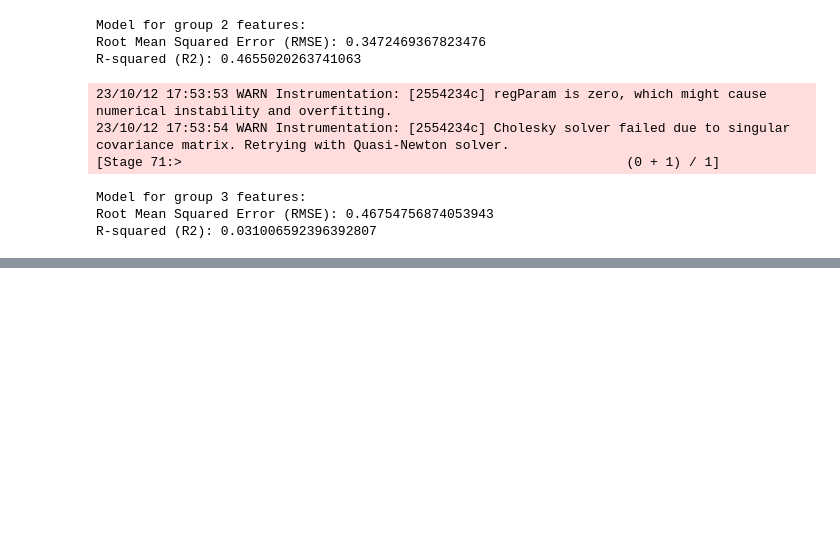
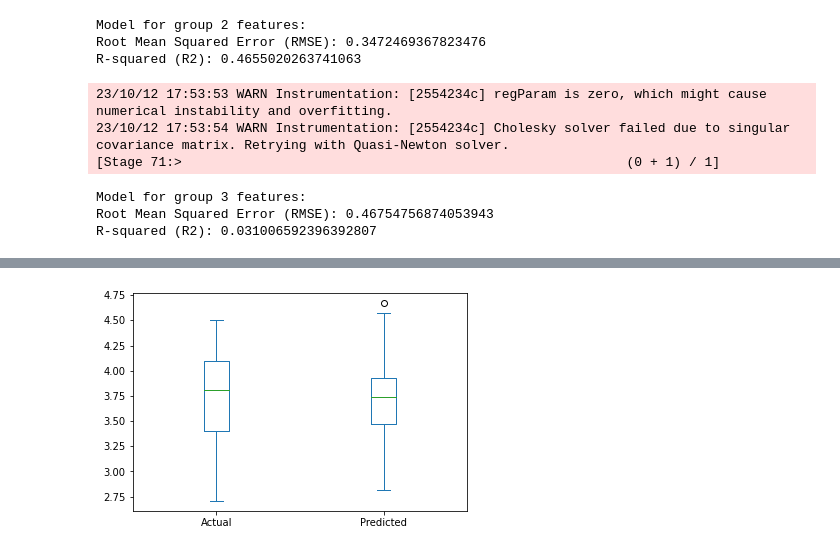
Before and after one commit to SyHilichurl/722, a Jupyter notebook: mine.ipynb, the cells around one changed output, grey strips where cells are left out. Cells and saved outputs as stored; diff of their text form; code cells hidden in the pictures; blank space fills up the shorter version.

```diff
--- a/mine.ipynb
+++ b/mine.ipynb
@@ -461,0 +845,10 @@ df.printSchema()
+# %%
+import matplotlib.pyplot as plt
+import pandas as pd
+predictions = predictions.toPandas()
+
+boxplot = pd.DataFrame({'Actual': predictions['How_Long_Delayed'], 'Predicted': predictions['prediction']})
+boxplot.plot.box()
+plt.show()
+# %% [output]
+[figure, added]
```
Also changed, not shown: parts of 20 cells of this notebook.
